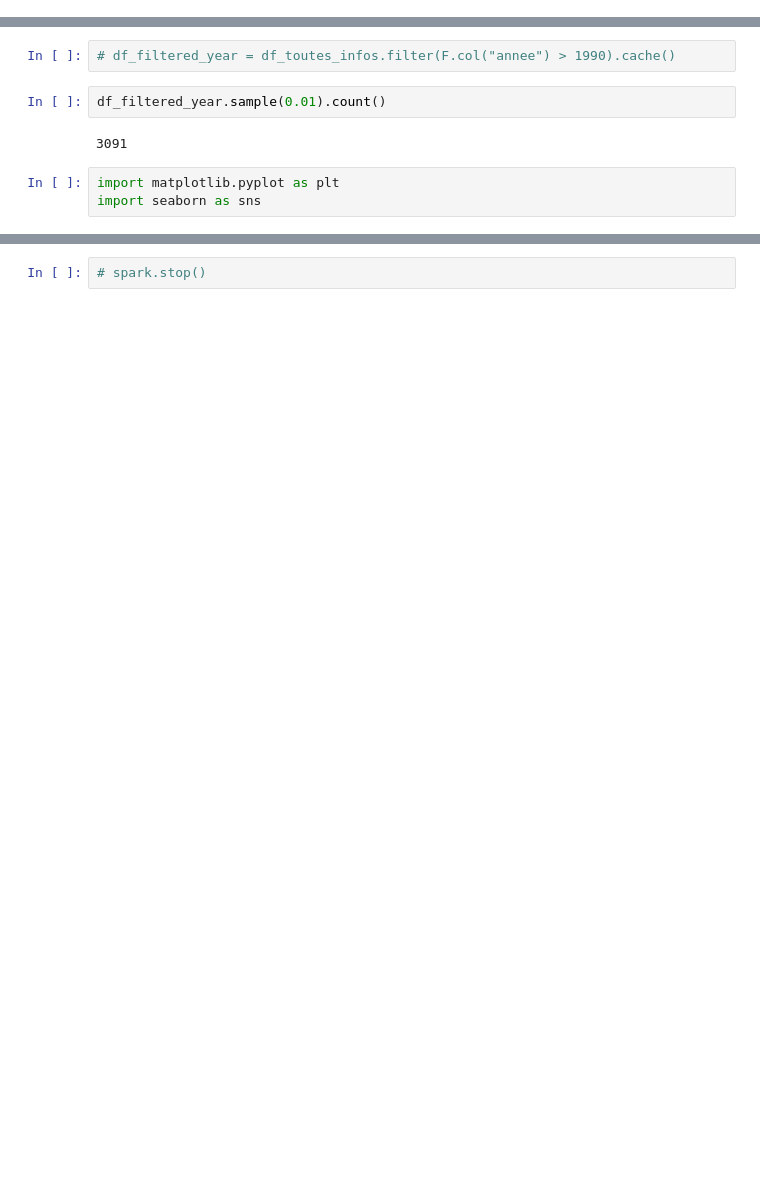
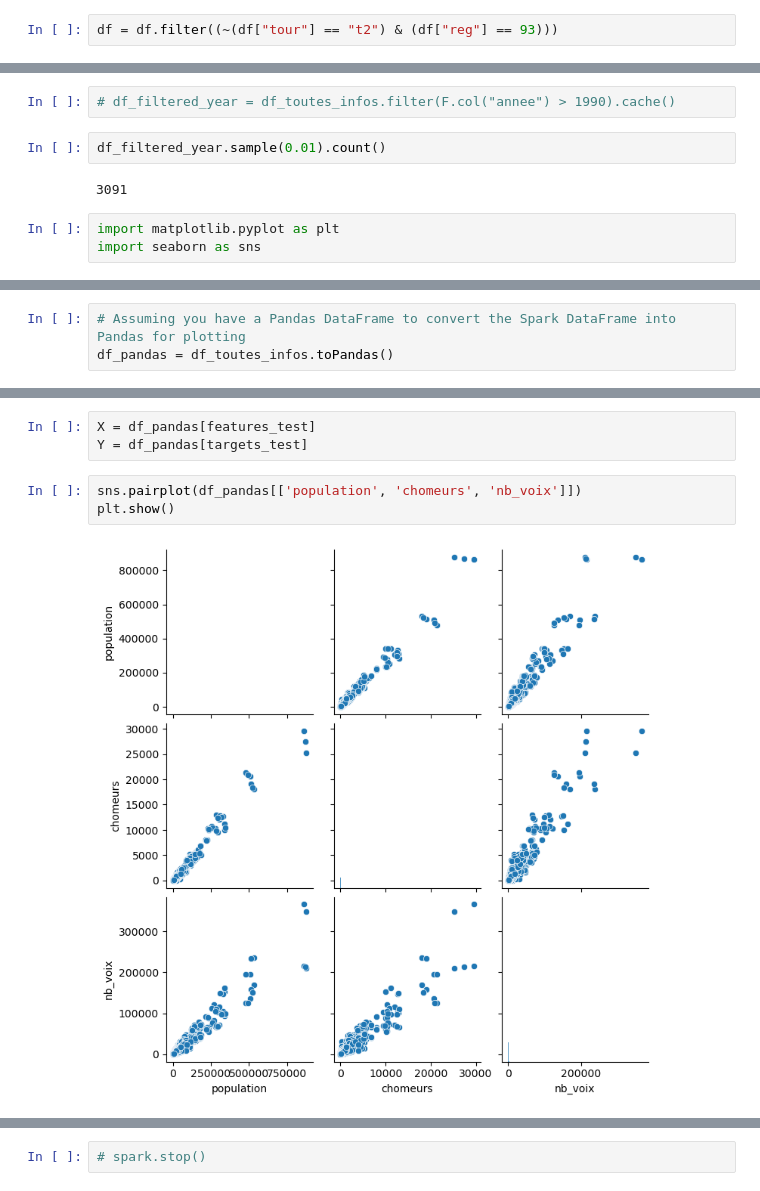
Before and after one commit to Lingatsu/MSPR_TPRE813_1, a Jupyter notebook: work/Machine_Learning.ipynb, the cells around one changed output, grey strips where cells are left out. Drawn from its saved outputs; the diff is of its cells as text; blank space fills up the shorter version.

```diff
--- a/work/Machine_Learning.ipynb
+++ b/work/Machine_Learning.ipynb
@@ -45,3 +45,5 @@ df_resultats_elections.unpersist()
 df_type_election.unpersist()
 # %% [output]
 DataFrame[id_type_election: int, type_election: string, tour: string]
+# %%
+df = df.filter((~(df["tour"] == "t2") & (df["reg"] == 93)))
@@ -77,0 +77,3 @@ X = df_pandas[["population", "", "", "", "", "", "", "", ""]]
+# %%
+# Assuming you have a Pandas DataFrame to convert the Spark DataFrame into Pandas for plotting
+df_pandas = df_toutes_infos.toPandas()
@@ -77,0 +109,8 @@ X = df_pandas[["population", "", "", "", "", "", "", "", ""]]
+# %%
+X = df_pandas[features_test]
+Y = df_pandas[targets_test]
+# %%
+sns.pairplot(df_pandas[['population', 'chomeurs', 'nb_voix']])
+plt.show()
+# %% [output]
+[figure, added]
```
Also changed, not shown: parts of 41 cells of this notebook.
